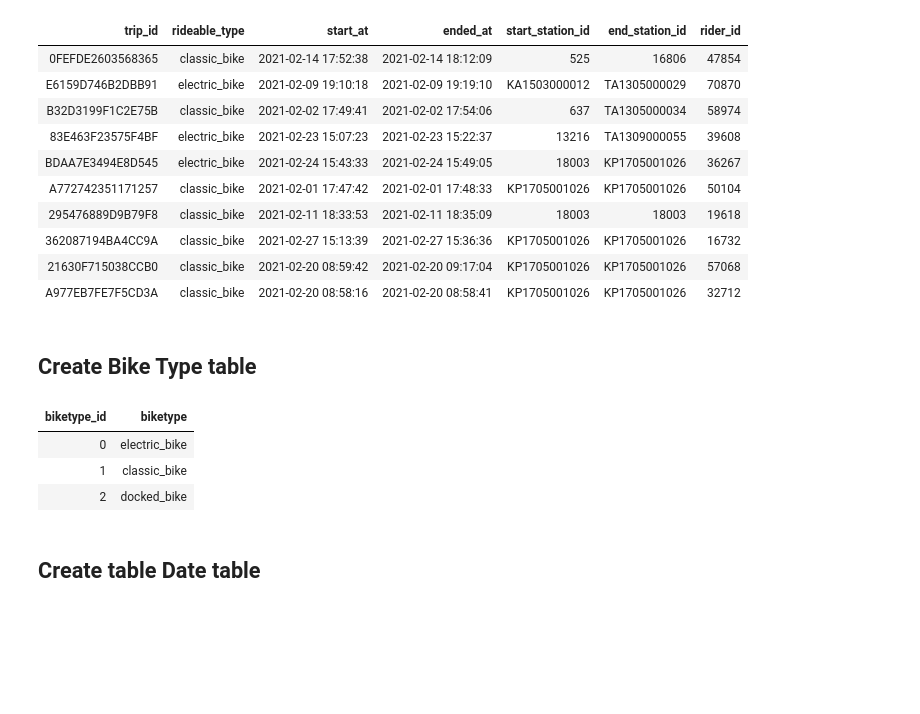
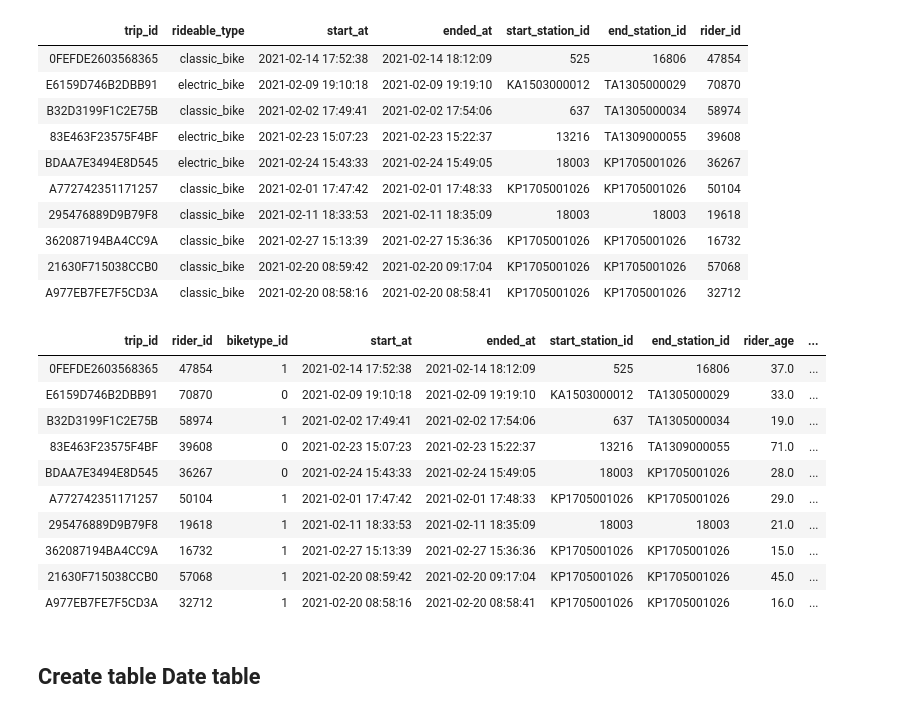
Before and after one commit to NgoDuyVu1993/Data_Engineer_Ass4_Databricks, a Jupyter notebook: scripts/Transform_data.ipynb, the cells around one changed output. Drawn from its saved outputs; the diff is of its cells as text; code cells hidden in the pictures; blank space fills up the shorter version.

```diff
--- a/scripts/Transform_data.ipynb
+++ b/scripts/Transform_data.ipynb
@@ -62,3 +62,7 @@ display(riders.head(10))
 | 1008 | John | Crawford | 7691 Evans Court | 1987-02-21 | 2021-03-28 | 2021-07-01 | True |
 | 1009 | Victoria | Ritter | 9922 Jim Crest Apt. 319 | 1981-02-07 | 2020-06-12 | 2021-11-01 | True |
 | 1010 | Tracy | Austin | 92973 Mary Ville | 1996-04-07 | 2019-12-27 | null | True |
+# %%
+riders = riders.withColumn('age_at_account_opened', round(datediff('account_start_date', 'birthday')/365)) \
+      .select('rider_id', 'birthday', col('is_member').alias('member'), col('account_start_date').alias('start_date'), col('account_end_date').alias('end_date'), 'age_at_account_opened')
+display(riders.head(10))
@@ -69,0 +88,9 @@ riders.dropDuplicates(["rider_id"]).write \
+# %%
+trips = spark.table("default.trips")
+bike_list = trips.rdd.map(lambda x: x.rideable_type).collect()
+bike_list = list(set(bike_list))
+
+bike_type_list = []
+for i in bike_list:
+    bike_type_list.append([bike_list.index(i), i])
+# bike_type = (bike_list, index =[1, 2, 3], columns =['Bike Type'])
@@ -84,6 +125,26 @@ display(trips.head(10))
 | 362087194BA4CC9A | classic_bike | 2021-02-27 15:13:39 | 2021-02-27 15:36:36 | KP1705001026 | KP1705001026 | 16732 |
 | 21630F715038CCB0 | classic_bike | 2021-02-20 08:59:42 | 2021-02-20 09:17:04 | KP1705001026 | KP1705001026 | 57068 |
 | A977EB7FE7F5CD3A | classic_bike | 2021-02-20 08:58:16 | 2021-02-20 08:58:41 | KP1705001026 | KP1705001026 | 32712 |
+# %%
+trips = trips.join(riders, trips.rider_id == riders.rider_id, "left") \
+             .join(biketype_df, trips.rideable_type == biketype_df.biketype, "left") \
+             .withColumn('rider_age', round(datediff(col('start_date'), col('birthday'))/365)) \
+             .withColumn('duration_minute', round((unix_timestamp('ended_at') - unix_timestamp('start_at'))/60)) \
+             .select('trip_id', col('riders.rider_id'), col('biketype_id'), 'start_at', 'ended_at', 'start_station_id', 'end_station_id', 'rider_age', 'duration_minute')
+# %%
+display(trips.limit(10))
+# %% [output]
+| trip_id | rider_id | biketype_id | start_at | ended_at | start_station_id | end_station_id | rider_age | ... |
+| 0FEFDE2603568365 | 47854 | 1 | 2021-02-14 17:52:38 | 2021-02-14 18:12:09 | 525 | 16806 | 37.0 | ... |
+| E6159D746B2DBB91 | 70870 | 0 | 2021-02-09 19:10:18 | 2021-02-09 19:19:10 | KA1503000012 | TA1305000029 | 33.0 | ... |
+| B32D3199F1C2E75B | 58974 | 1 | 2021-02-02 17:49:41 | 2021-02-02 17:54:06 | 637 | TA1305000034 | 19.0 | ... |
+| 83E463F23575F4BF | 39608 | 0 | 2021-02-23 15:07:23 | 2021-02-23 15:22:37 | 13216 | TA1309000055 | 71.0 | ... |
+| BDAA7E3494E8D545 | 36267 | 0 | 2021-02-24 15:43:33 | 2021-02-24 15:49:05 | 18003 | KP1705001026 | 28.0 | ... |
+| A772742351171257 | 50104 | 1 | 2021-02-01 17:47:42 | 2021-02-01 17:48:33 | KP1705001026 | KP1705001026 | 29.0 | ... |
+| 295476889D9B79F8 | 19618 | 1 | 2021-02-11 18:33:53 | 2021-02-11 18:35:09 | 18003 | 18003 | 21.0 | ... |
+| 362087194BA4CC9A | 16732 | 1 | 2021-02-27 15:13:39 | 2021-02-27 15:36:36 | KP1705001026 | KP1705001026 | 15.0 | ... |
+| 21630F715038CCB0 | 57068 | 1 | 2021-02-20 08:59:42 | 2021-02-20 09:17:04 | KP1705001026 | KP1705001026 | 45.0 | ... |
+| A977EB7FE7F5CD3A | 32712 | 1 | 2021-02-20 08:58:16 | 2021-02-20 08:58:41 | KP1705001026 | KP1705001026 | 16.0 | ... |
 # %%
 trips.dropDuplicates(["trip_id"]).write \
         .format("delta") \
@@ -92,2 +152,0 @@ trips.dropDuplicates(["trip_id"]).write \
-# %% [markdown]
-## Create Bike Type table
@@ -103,9 +152,0 @@ for i in bike_list:
-# %%
-bike_columns = ["biketype_id", "biketype"]
-biketype_df = spark.createDataFrame(data=bike_type_list, schema = bike_columns)
-display(biketype_df)
-# %% [output]
-| biketype_id | biketype |
-| 0 | electric_bike |
-| 1 | classic_bike |
-| 2 | docked_bike |
```
Also changed, not shown: parts of 12 cells of this notebook, 1 other file.
